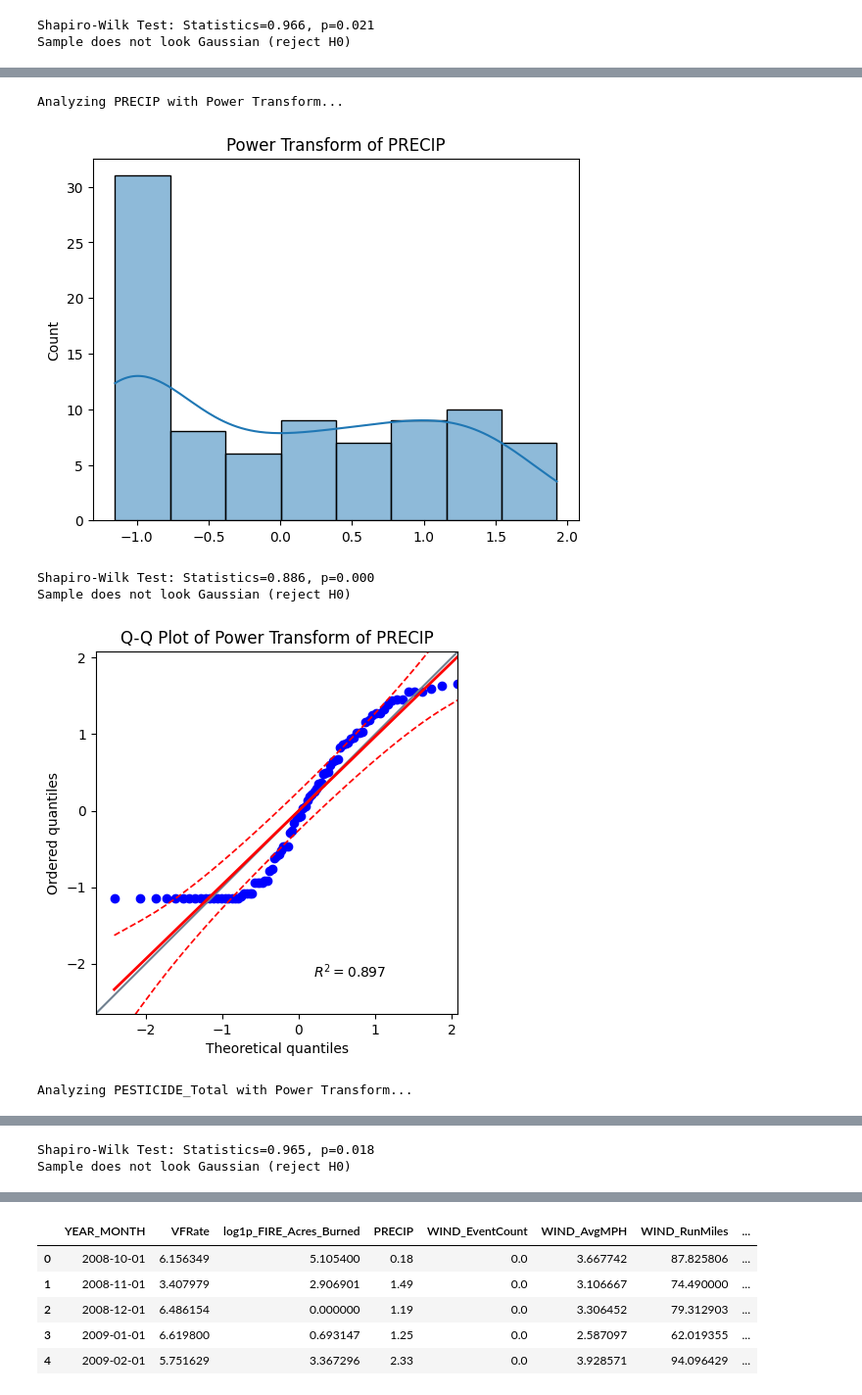
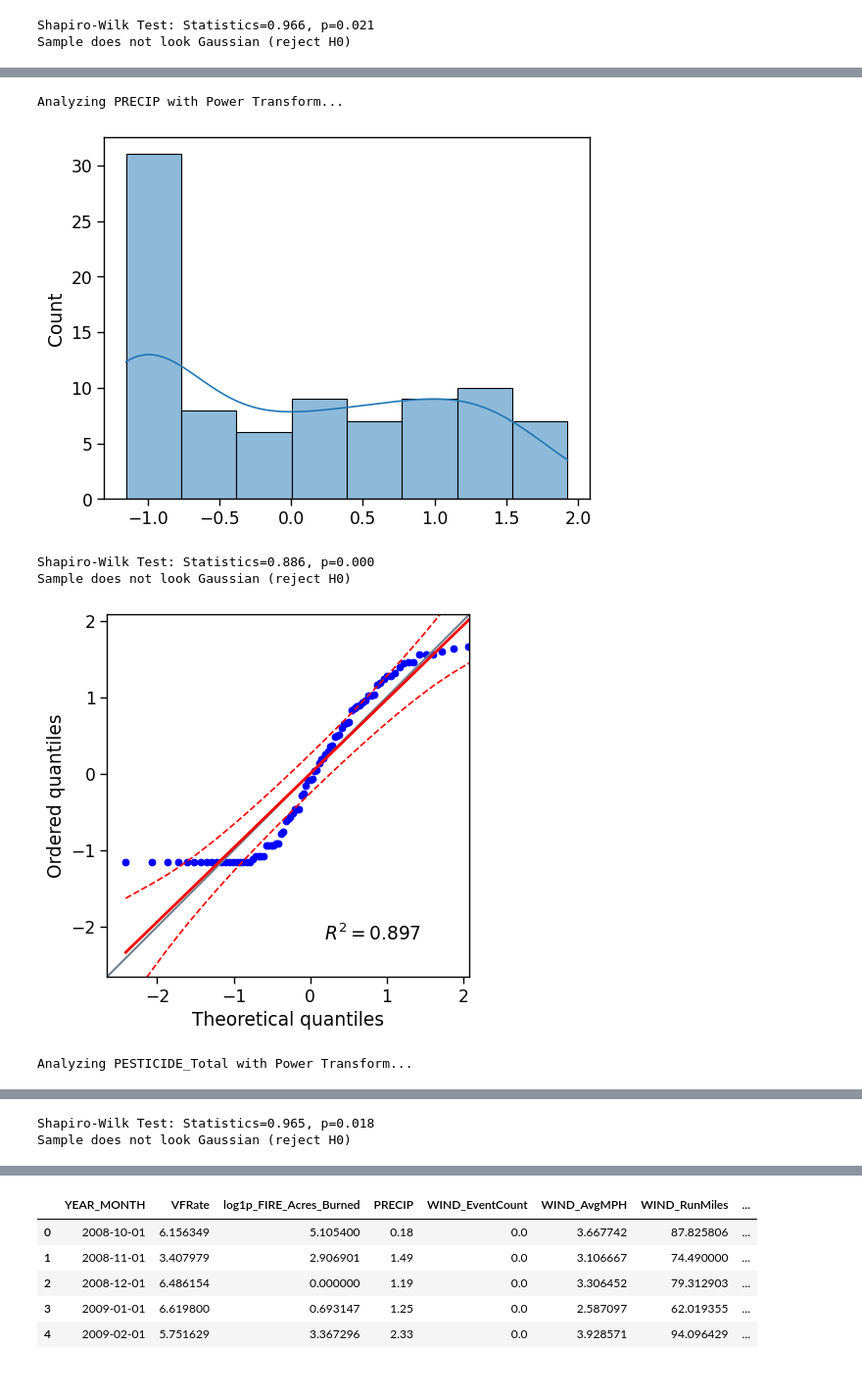
Before and after one commit to dillonallen92/ValleyFeverAnalysis_Cleaned, a Jupyter notebook: src/notebooks/data_transforms.ipynb, the cells around one changed output, grey strips where cells are left out. Shown at 98% size. Saved outputs shown, nothing was run; the diff lists cells and outputs as text; code cells hidden in the pictures.

```diff
--- a/src/notebooks/data_transforms.ipynb
+++ b/src/notebooks/data_transforms.ipynb
@@ -12,7 +12,7 @@ import matplotlib.dates as mdates
 from scipy.stats import shapiro
 from sklearn.preprocessing import PowerTransformer
 
-
+sns.set_context("paper", font_scale=1.4)
 county = "Fresno"
 df = pd.read_csv(f'../../data/{county.lower()}_agg_drought_baseline.csv')
 
@@ -118,28 +137,28 @@ Sample looks Gaussian (fail to reject H0)
 # %%
 # whatever rejected H0 and had bad QQ try yeo-johnson power transform and shapiro again. If shapiro fails, try QQ plot
 # RODENTICIDE is the only one we need to skip
 for col in ['PRECIP', 'PESTICIDE_Total']:
     print(f'Analyzing {col} with Power Transform...')
     pt = PowerTransformer(method='yeo-johnson')
     transformed_data = pt.fit_transform(df[[col]])
 
     sns.histplot(transformed_data.flatten(), kde=True)
-    plt.title(f'Power Transform of {col}')
+
     plt.show()
 
     stat, p = shapiro(transformed_data.flatten())
     print('Shapiro-Wilk Test: Statistics=%.3f, p=%.3f' % (stat, p))
     if p > 0.05:
         print('Sample looks Gaussian (fail to reject H0)')
     else:
         print('Sample does not look Gaussian (reject H0)')
         pg.qqplot(transformed_data.flatten(), dist='norm', confidence=0.95)
-        plt.title(f'Q-Q Plot of Power Transform of {col}')
+
         plt.show()
 # %% [output]
 Analyzing PRECIP with Power Transform...
-[figure, old version]
+[figure, new version]
 Shapiro-Wilk Test: Statistics=0.886, p=0.000
 Sample does not look Gaussian (reject H0)
-[figure, old version]
+[figure, new version]
 Analyzing PESTICIDE_Total with Power Transform...
```
Also changed, not shown: parts of 19 cells of this notebook, 2 other files.
